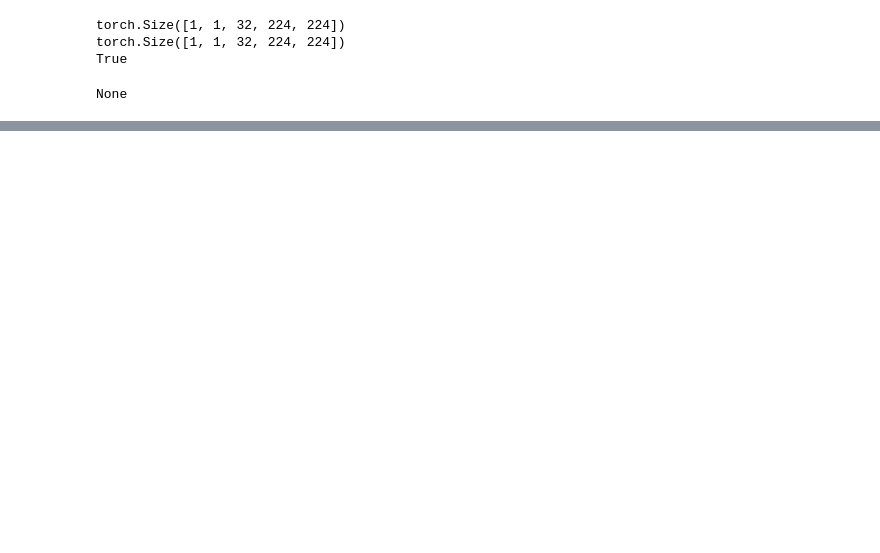
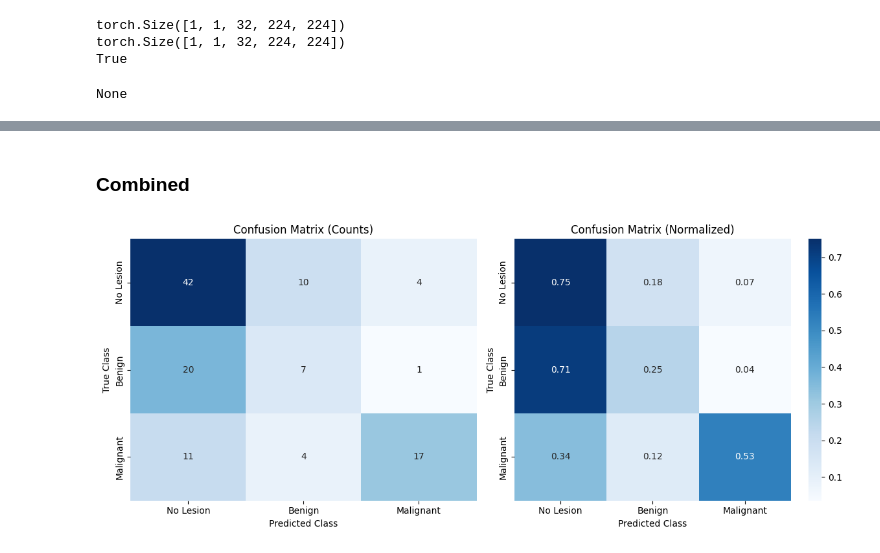
Before and after one commit to friendorus/Faithful-Faithfulness-Evaluations, a Jupyter notebook: scripts/Jupyter_notebook/Prediction_test.ipynb, the cells around one changed output, grey strips where cells are left out. Drawn from its saved outputs; the diff is of its cells as text; code cells hidden in the pictures; blank space fills up the shorter version.

```diff
--- a/scripts/Jupyter_notebook/Prediction_test.ipynb
+++ b/scripts/Jupyter_notebook/Prediction_test.ipynb
@@ -219,0 +315,70 @@ None
+# %% [markdown]
+### Combined
+# %%
+import pandas as pd
+import numpy as np
+import matplotlib.pyplot as plt
+import seaborn as sns
+from sklearn.metrics import confusion_matrix
+
+
+# Load prediction results
+df = pd.read_csv(file_name)
+
+# Ground truth and predictions
+y_true = df["GT"]
+y_pred = df["NN"]
+
+# Class labels
+labels = [0,1,2]
+class_names = ["No Lesion", "Benign", "Malignant"]
+
+# Compute confusion matrix
+cm = confusion_matrix(y_true, y_pred, labels=labels)
+
+# Normalize by row (true class)
+cm_norm = cm.astype("float") / cm.sum(axis=1)[:, np.newaxis]
+
+# Create figure
+fig, axes = plt.subplots(1,2, figsize=(12,5))
+
+# Absolute confusion matrix
+sns.heatmap(
+    cm,
+    annot=True,
+    fmt="d",
+    cmap="Blues",
+    xticklabels=class_names,
+    yticklabels=class_names,
+    cbar=False,
+    ax=axes[0]
+)
+
+axes[0].set_title("Confusion Matrix (Counts)")
+axes[0].set_xlabel("Predicted Class")
+axes[0].set_ylabel("True Class")
+
+# Normalized confusion matrix
+sns.heatmap(
+    cm_norm,
+    annot=True,
+    fmt=".2f",
+    cmap="Blues",
+    xticklabels=class_names,
+    yticklabels=class_names,
+    cbar=True,
+    ax=axes[1]
+)
+
+axes[1].set_title("Confusion Matrix (Normalized)")
+axes[1].set_xlabel("Predicted Class")
+axes[1].set_ylabel("True Class")
+
+plt.tight_layout()
+
+# Save figure
+plt.savefig("Confusion Matrix/v3_confusion_matrix_combined.jpg")
+
+plt.show()
+# %% [output]
+[figure, added]
```
Also changed, not shown: parts of 29 cells of this notebook, 4 other files.
